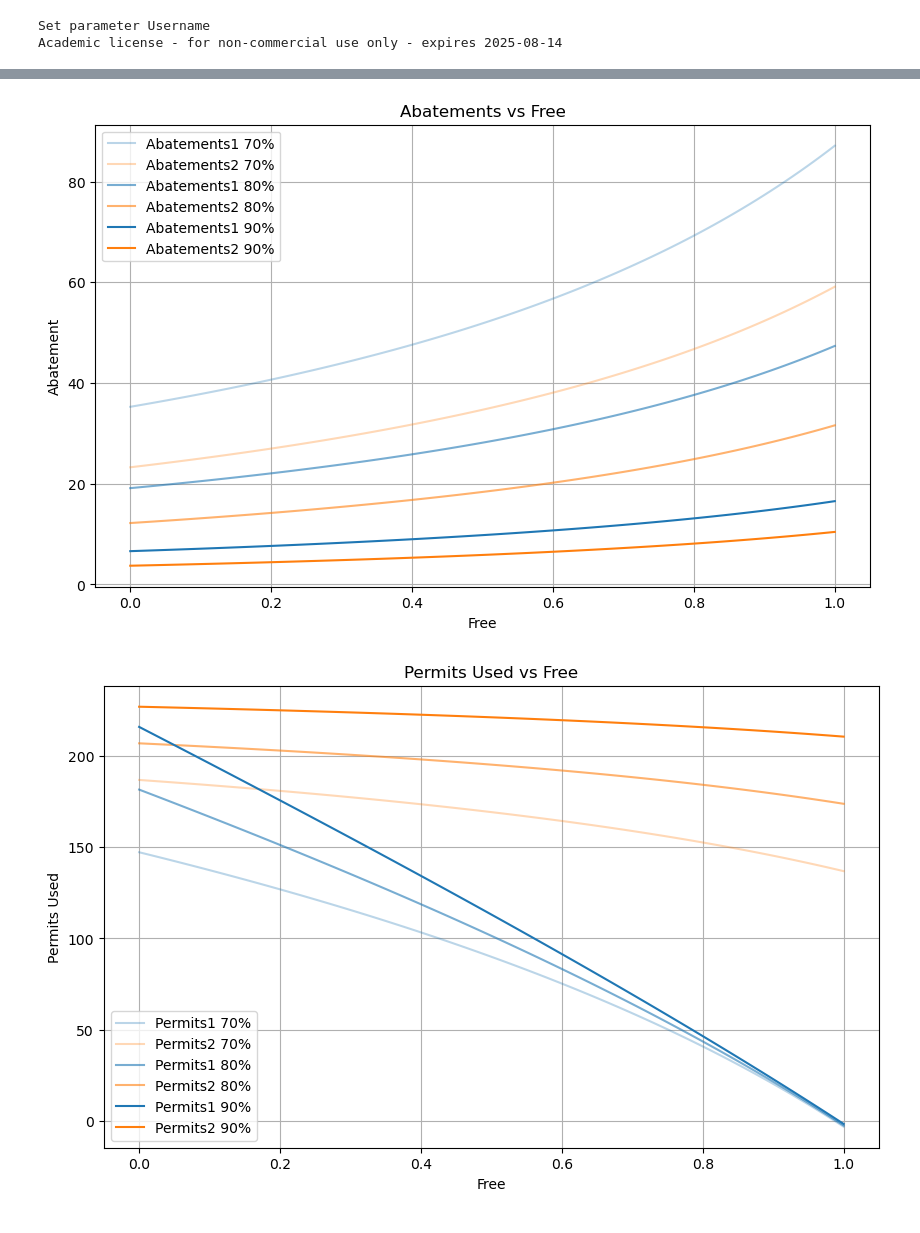
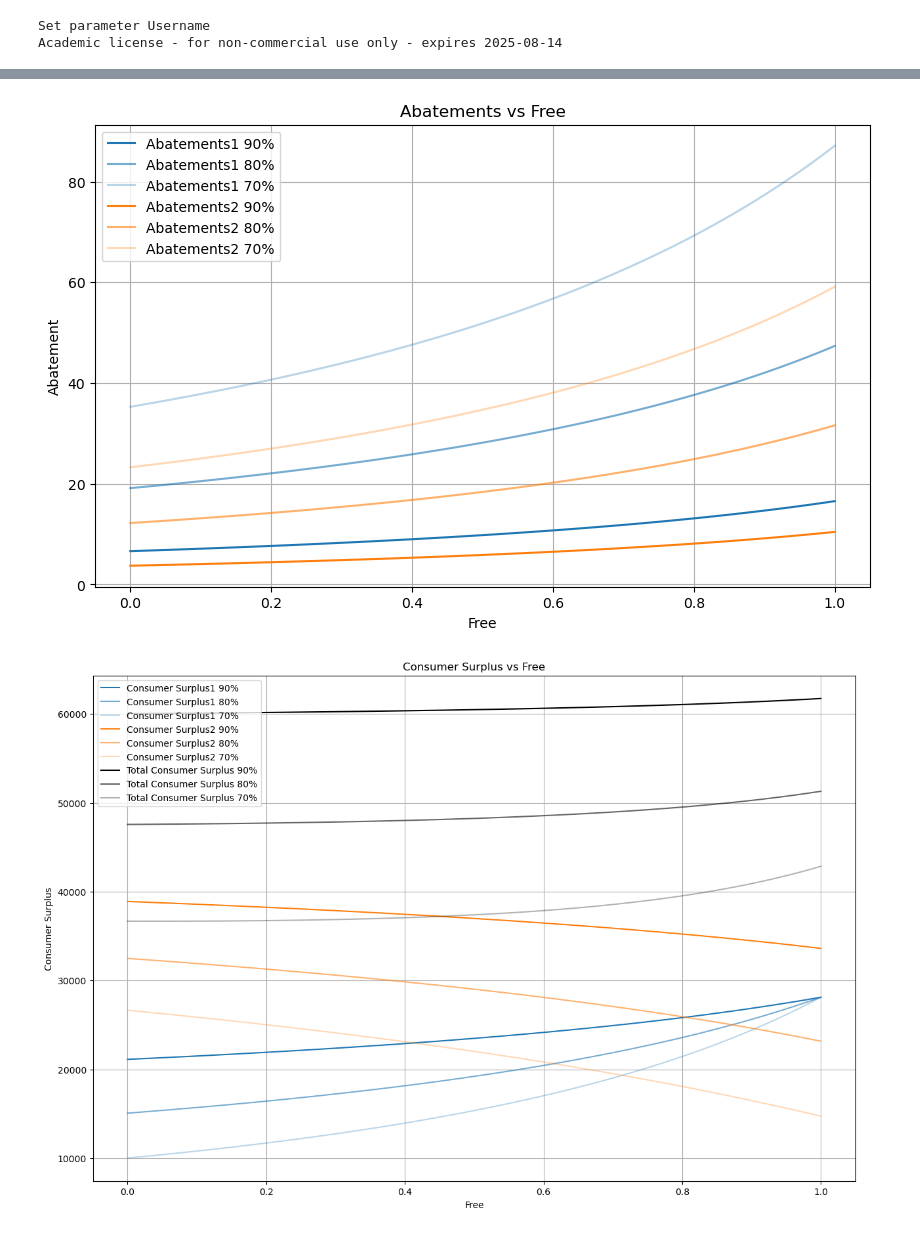
Before and after one commit to kwpap/Diplomatiki_kwpap_step_1, a Jupyter notebook: 2024 Project v2/notebook/23_sympy_exp7_9firms_sector_one_better_abatement.ipynb, the cells around one changed output, grey strips where cells are left out. Drawn from its saved outputs; the diff is of its cells as text; code cells hidden in the pictures.

```diff
--- a/2024 Project v2/notebook/23_sympy_exp7_9firms_sector_one_better_abatement.ipynb
+++ b/2024 Project v2/notebook/23_sympy_exp7_9firms_sector_one_better_abatement.ipynb
@@ -151,0 +175,20 @@ plt.show()
+# %%
+# Define colors and transparency levels
+colors = {'b': '#1f77b4', 'o': '#ff7f0e'}
+alphas = {0.7: 0.3, 0.8: 0.6, 0.9: 1.0}
+
+# Plot permits bought, free, and used for each percentage
+plt.figure(figsize=(15, 10))
+for perc in [0.9, 0.8, 0.7]: plt.plot(frees, results[perc]['permits_bought_1'], label=f'Permits bought: sector 1 {perc*100:.0f}%', color=colors['b'], alpha=alphas[perc])
+for perc in [0.9, 0.8, 0.7]:plt.plot(frees, results[perc]['permits_bought_2'], label=f'Permits bought: sector 2 {perc*100:.0f}%', color=colors['o'], alpha=alphas[perc])
+for perc in [0.9, 0.8, 0.7]:plt.plot(frees, results[perc]['permits_free_1'], label=f'Permit Free: sector 1 {perc*100:.0f}%', color=colors['b'], linestyle='--', alpha=alphas[perc])
+for perc in [0.9, 0.8, 0.7]:plt.plot(frees, results[perc]['permits_free_2'], label=f'Permit Free: sector 2 {perc*100:.0f}%', color=colors['o'], linestyle='--', alpha=alphas[perc])
+for perc in [0.9, 0.8, 0.7]:plt.plot(frees, results[perc]['permits_used_1'], label=f'Permit Total: sector 1 {perc*100:.0f}%', color=colors['b'], linestyle='-.', alpha=alphas[perc])
+for perc in [0.9, 0.8, 0.7]:plt.plot(frees, results[perc]['permits_used_2'], label=f'Permit Total: sector 2 {perc*100:.0f}%', color=colors['o'], linestyle='-.', alpha=alphas[perc])
+
+plt.xlabel('Free')
+plt.ylabel('Permits')
+plt.title('Permits vs Free')
+plt.legend()
+plt.grid()
+plt.show()
@@ -157,9 +202,8 @@ alphas = {0.7: 0.3, 0.8: 0.6, 0.9: 1.0}
 # Define a function to plot the metrics
 def plot_metric(metric, ylabel, title):
     plt.figure(figsize=(10, 6))
-    for perc in [0.7, 0.8, 0.9]:
-        plt.plot(frees, results[perc][f'{metric}1'], label=f'{metric.capitalize()}1 {perc*100:.0f}%', color=colors['trades1'], alpha=alphas[perc])
-        plt.plot(frees, results[perc][f'{metric}2'], label=f'{metric.capitalize()}2 {perc*100:.0f}%', color=colors['trades2'], alpha=alphas[perc])
+    for perc in [0.9, 0.8, 0.7]: plt.plot(frees, results[perc][f'{metric}1'], label=f'{metric.capitalize()}1 {perc*100:.0f}%', color=colors['trades1'], alpha=alphas[perc])
+    for perc in [0.9, 0.8, 0.7]: plt.plot(frees, results[perc][f'{metric}2'], label=f'{metric.capitalize()}2 {perc*100:.0f}%', color=colors['trades2'], alpha=alphas[perc])
     plt.xlabel('Free')
     plt.ylabel(ylabel)
     plt.title(title)
@@ -198,6 +242,18 @@ plot_metric('profits', 'Profit', 'Profits vs Free')
 # Plot abatements
 plot_metric('abatements', 'Abatement', 'Abatements vs Free')
 
-# Plot permits used
-plot_metric('permits', 'Permits Used', 'Permits Used vs Free')
+# Plot consumer surplus
+# plot_metric('consumer_surplus_', 'Consumer Surplus', 'Consumer Surplus vs Free')
+#plot consumer surplus
+from operator import add
+plt.figure(figsize=(15, 10))
+for perc in [0.9, 0.8, 0.7]: plt.plot(frees, results[perc]['consumer_surplus_1'], label=f'Consumer Surplus1 {perc*100:.0f}%', color=colors['trades1'], alpha=alphas[perc])
+for perc in [0.9, 0.8, 0.7]: plt.plot(frees, results[perc]['consumer_surplus_2'], label=f'Consumer Surplus2 {perc*100:.0f}%', color=colors['trades2'], alpha=alphas[perc])
+for perc in [0.9, 0.8, 0.7]: plt.plot(frees, list( map(add,results[perc]['consumer_surplus_1'], results[perc]['consumer_surplus_2'])), label=f'Total Consumer Surplus {perc*100:.0f}%', color='black', alpha=alphas[perc])
+plt.xlabel('Free')
+plt.ylabel('Consumer Surplus')
+plt.title('Consumer Surplus vs Free')
+plt.legend()
+plt.grid()
+plt.show()
 # %% [output]
@@ -210,2 +266,2 @@ plot_metric('permits', 'Permits Used', 'Permits Used vs Free')
-[figure, old version]
+[figure, new version]
-[figure, old version]
+[figure, new version]
```
Also changed, not shown: parts of 5 cells of this notebook, 15 other files.
